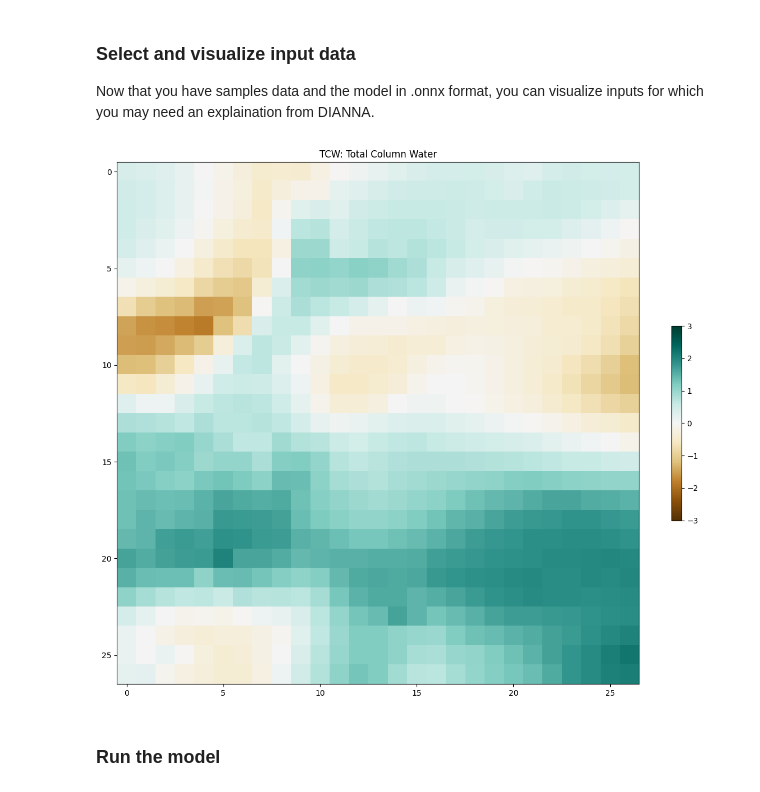
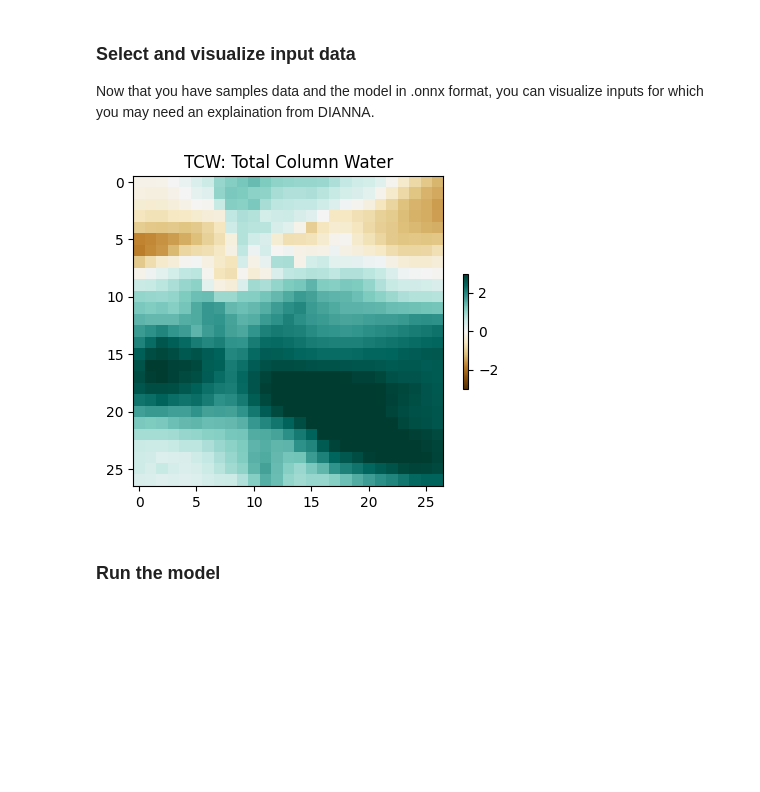
Before and after one commit to chiemvs/lorentz, a Jupyter notebook: dianna/dianna_single_channel.ipynb, the cells around one changed output. Drawn from its saved outputs; the diff is of its cells as text; code cells hidden in the pictures; blank space fills up the shorter version.

```diff
--- a/dianna/dianna_single_channel.ipynb
+++ b/dianna/dianna_single_channel.ipynb
@@ -61,22 +66,22 @@ Now that you have samples data and the model in .onnx format, you can visualize
 # %%
-data_input = np.load("test_2020/test_inputs_3-6.npy")
-data_target = np.load("test_2020/test_target_3-6.npy")
-data_climprobs = np.load("test_2020/climprobs.npy")
+data_input = np.load(f'test_2020/test_inputs_{valid_date_begin}.npy')
+data_target = np.load(f'test_2020/test_target_{valid_date_begin}.npy')
+data_climprobs = np.load(f'test_2020/climprobs.npy')
 # %%
 subpl = ['TCW: Total Column Water']
 cmaps = ['BrBG']
 
-fig, axs = plt.subplots(1, 1, figsize=(15, 15))
+fig, axs = plt.subplots(1, 1, figsize=(5, 5))
 
 #fig.text(0.5, 0.35, 'Latitude', ha='center')
 #fig.text(0.08, 0.5, 'Longitude', va='center', rotation='vertical')
 
 ax = axs
-tp = ax.imshow(data_input[:,:,col], cmap=cmaps[col], vmin = -3, vmax = 3)
+tp = ax.imshow(data_input[:,:,0], cmap=cmaps[0], vmin = -3, vmax = 3)
 cbar = fig.colorbar(tp, ax = ax, shrink = 0.3)
-ax.title.set_text(subpl[col])
+ax.title.set_text(subpl[0])
 # %% [output]
-[figure, old version]
+[figure, new version]
 # %% [markdown]
 ### Run the model
 # %% [markdown]
```
Also changed, not shown: parts of 6 cells of this notebook, 3 other files.
